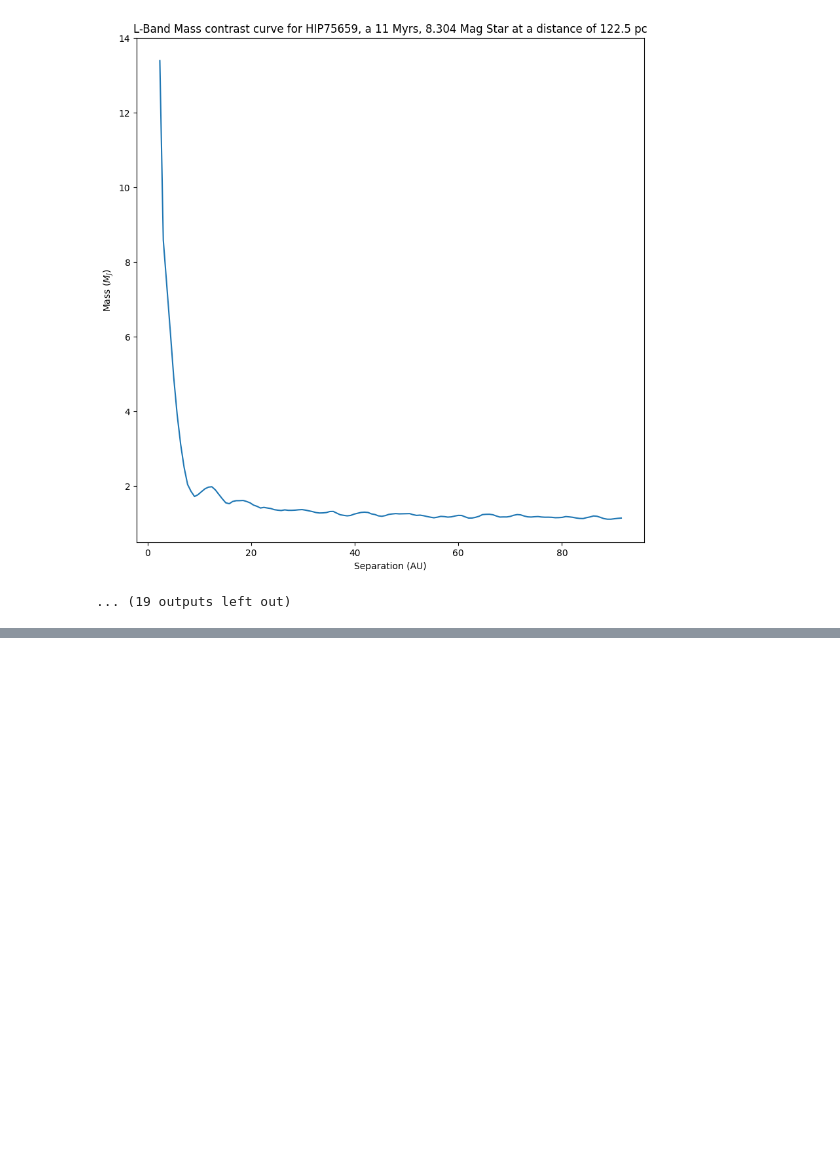
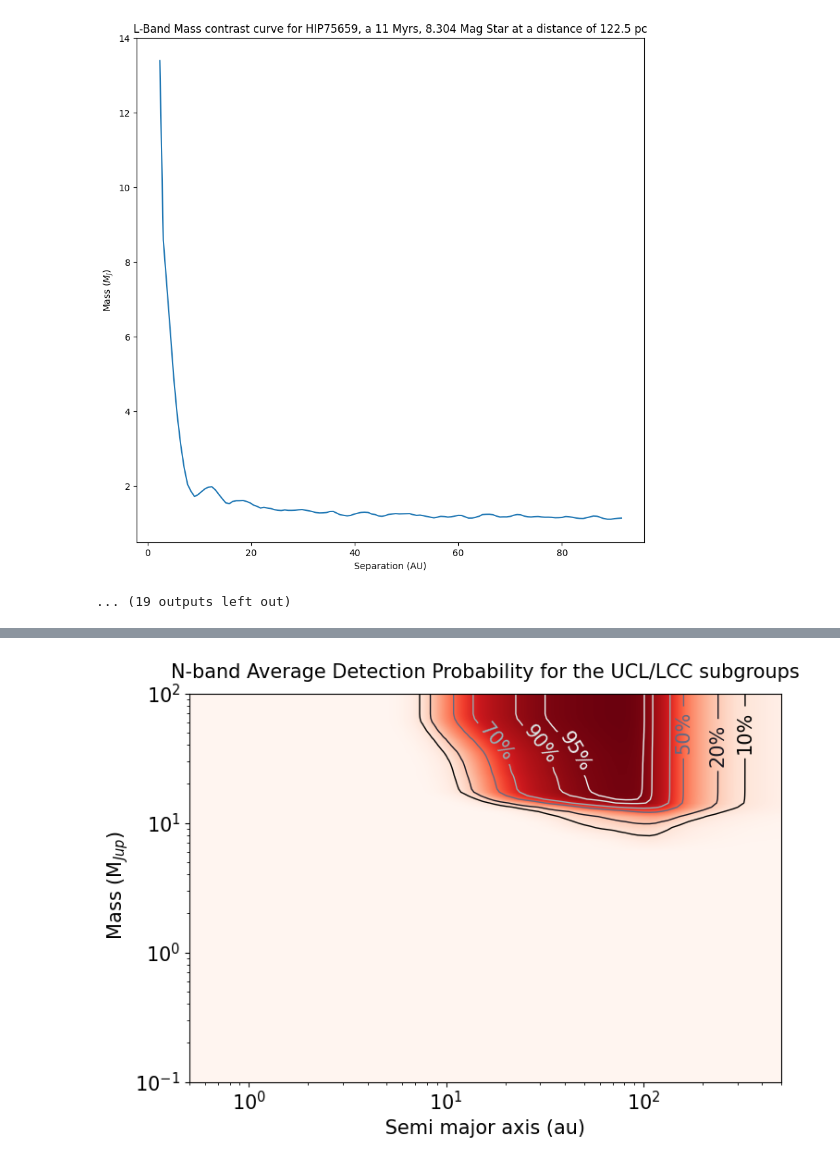
Before and after one commit to BryceDixon/High_Contrast_Imaging, a Jupyter notebook: det_plot_USC.ipynb, the cells around one changed output, grey strips where cells are left out. Saved outputs shown, nothing was run; the diff lists cells and outputs as text; code cells hidden in the pictures; blank space fills up the shorter version.

```diff
--- a/det_plot_USC.ipynb
+++ b/det_plot_USC.ipynb
@@ -212,0 +232,33 @@ plt.savefig(str(savefolder)+'/'+str(savefilename)+'_detprob.png', bbox_inches='t
+# %%
+d = 0
+for i in star_list2:
+    d += np.array(np.genfromtxt('C:/Users/bryce/Python/High Contrast Imaging Project/Year_4/METIS_2023/plots/Preliminary/UCL-LCC/N_band/KECK/{}_N_band_detprob.txt'.format(i)))
+map = d/len(star_list2)
+
+savefilename = 'average_UCL_LCC_MKO_N_band'
+savefolder = 'C:/Users/bryce/Python/High Contrast Imaging Project/Year_4/METIS_2023/plots/Interpolated/Average_big'
+
+fig = plt.figure(figsize=(8, 6))
+
+sma = np.geomspace(0.5, 500, 100)
+m2 = np.linspace(0.1, 100, 100)
+
+ax = fig.add_axes([0.15, 0.15, 0.8, 0.7])
+ax.set_xscale('log')
+ax.set_yscale('log')
+ax.set_ylabel(" Mass (M$_{Jup}$)", size = 15)
+ax.set_xlabel(" Semi major axis (au) ", size = 15)
+#ax.grid(which = 'major', color = 'black')
+#ax.grid(which = 'minor', color = 'gray', linestyle = '--')
+
+levels=[10,20,50,70,90,95,99,100]
+norm = mcolors.Normalize(0, 100)
+cf0=ax.contourf(sma, m2, map.T*100, norm=norm, levels=np.arange(0,100,0.1), extend='neither', cmap='Reds', antialiased=False, zorder=0)
+contours = plt.contour(sma, m2, map.T*100, levels, cmap='bone', zorder=1, linewidths=1)
+locations = [(300,50),(200,40),(150,50),(20,50),(30,40),(50,40)]
+ax.clabel(contours, contours.levels, fmt = {10:'10%',20:'20%',50:'50%',70:'70%',90:'90%',95:'95%',99:'99%',100:'100%'}, inline=True, fontsize=15, manual = locations)
+ax.set_title('N-band Average Detection Probability for the UCL/LCC subgroups', size = 15, y = 1.02)
+ax.tick_params(axis='both', which='major', labelsize=15)
+plt.savefig(str(savefolder)+'/'+str(savefilename)+'_detprob.png', bbox_inches='tight')
+# %% [output]
+[figure, added]
```
Also changed, not shown: parts of 5 cells of this notebook, 12 other files.
